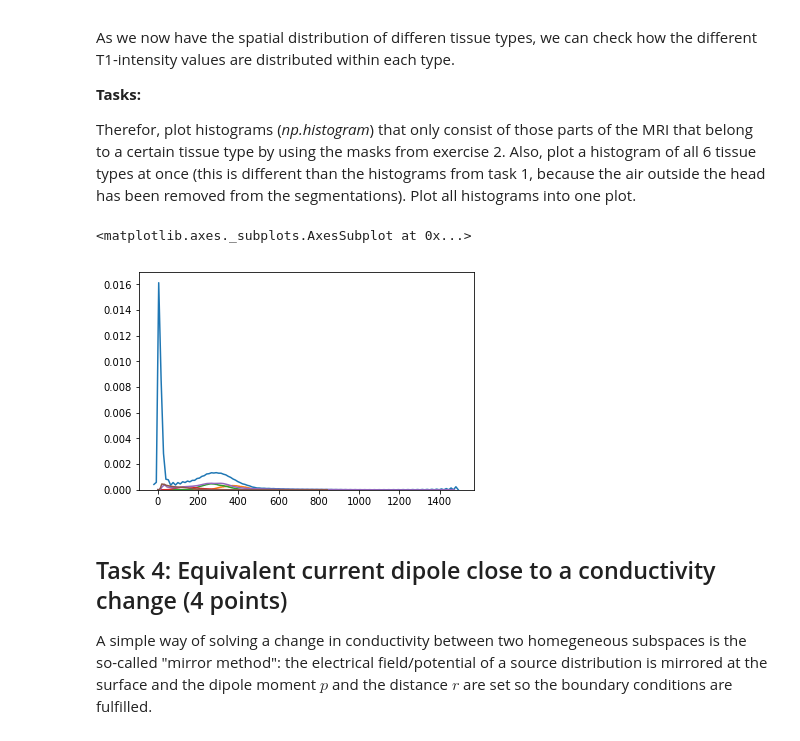
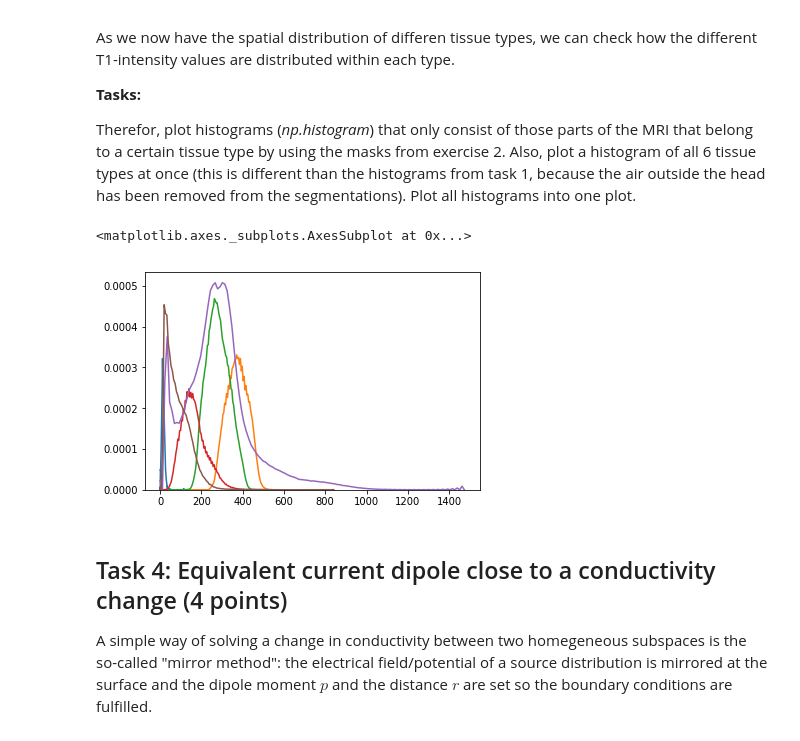
Before and after one commit to saikmsm/HWB, a Jupyter notebook: Exercise4.ipynb, the cells around one changed output. Cells and saved outputs as stored; diff of their text form; code cells hidden in the pictures.

```diff
--- a/Exercise4.ipynb
+++ b/Exercise4.ipynb
@@ -95,15 +95,15 @@ As we now have the spatial distribution of differen tissue types, we can check h
 
 Therefor, plot histograms (*np.histogram*) that only consist of those parts of the MRI that belong to a certain tissue type by using the masks from exercise 2. Also, plot a histogram of all 6 tissue types at once (this is different than the histograms from task 1, because the air outside the head has been removed from the segmentations). Plot all histograms into one plot.
 # %%
-sns.distplot((mri*(~air) ).reshape(192*256*256), hist = False)
+sns.distplot((mri*(air) ).reshape(192*256*256), hist = False)
 sns.distplot((mri*gray).reshape(192*256*256), hist = False)
 sns.distplot((mri*white).reshape(192*256*256), hist = False)
 sns.distplot((mri*csf).reshape(192*256*256), hist = False)
 sns.distplot((mri*scalp).reshape(192*256*256), hist = False)
 sns.distplot((mri*skull).reshape(192*256*256), hist = False)
 # %% [output]
 <matplotlib.axes._subplots.AxesSubplot at 0x...>
-[figure, old version]
+[figure, new version]
 # %% [markdown]
 ## Task 4: Equivalent current dipole close to a conductivity change (4 points)
 A simple way of solving a change in conductivity between two homegeneous subspaces is the so-called "mirror method": the electrical field/potential of a source distribution is mirrored at the surface and the dipole moment $p$ and the distance $r$ are set so the boundary conditions are fulfilled.
```
Also changed, not shown: parts of 10 cells of this notebook.
